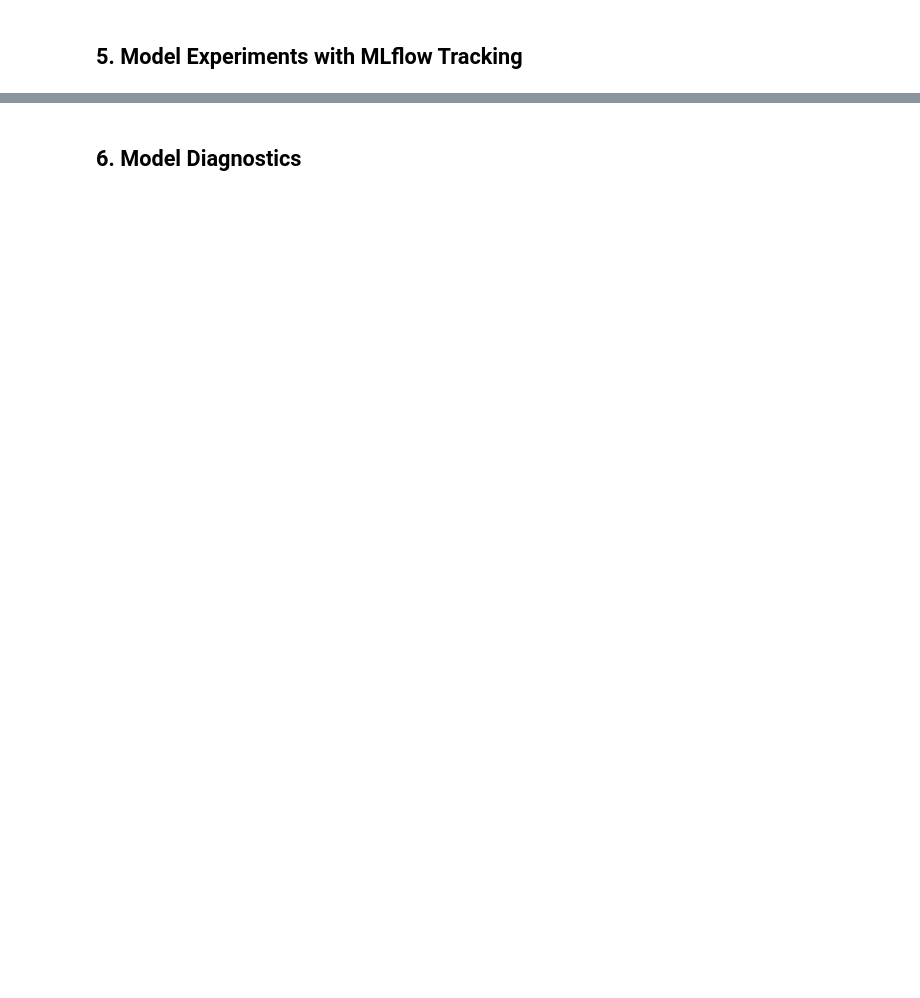
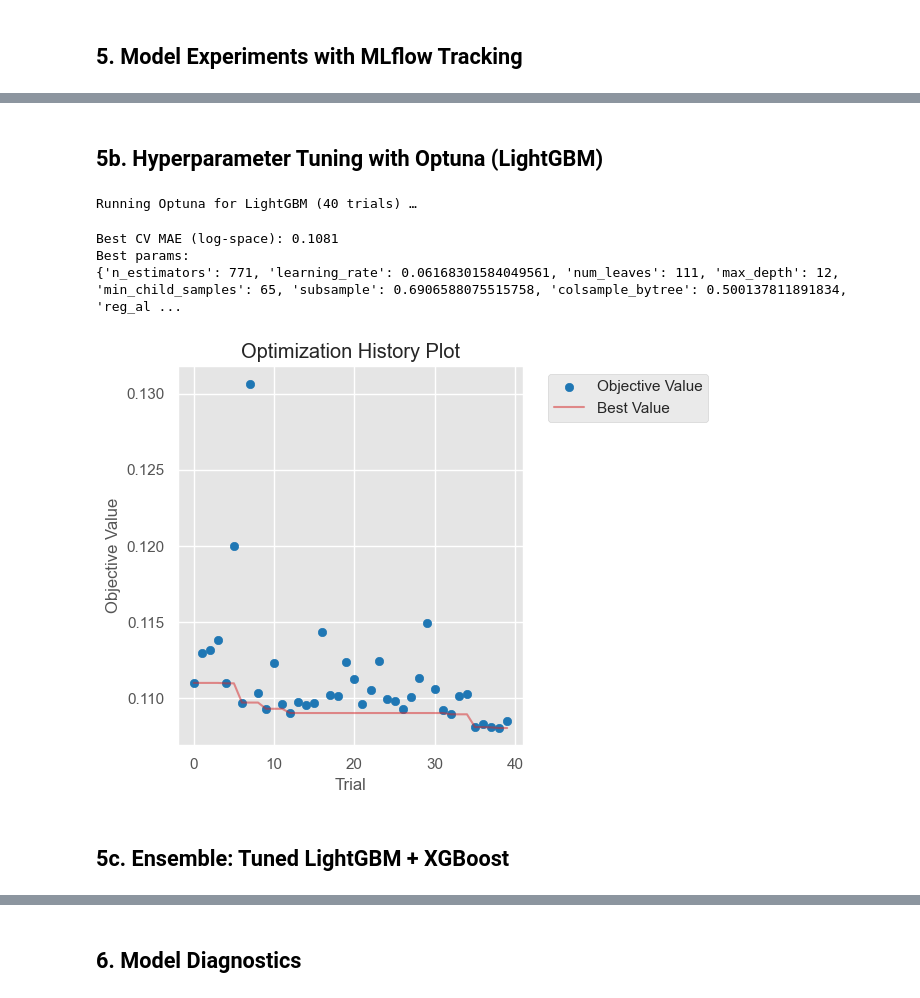
Before and after one commit to AbdelsalamHaa/datium-assessment, a Jupyter notebook: notebooks/01_eda_and_modelling.ipynb, the cells around one changed output, grey strips where cells are left out. Drawn from its saved outputs; the diff is of its cells as text; code cells hidden in the pictures; blank space fills up the shorter version.

```diff
--- a/notebooks/01_eda_and_modelling.ipynb
+++ b/notebooks/01_eda_and_modelling.ipynb
@@ -206,20 +323,25 @@ print('Preprocessor ready.')
 # %% [markdown]
 ## 5. Model Experiments with MLflow Tracking
 # %%
-mlflow.set_tracking_uri('../logs/mlruns')
+# Absolute path — MLflow UI will always find these runs
+MLRUNS_DIR = str(pathlib.Path('..').resolve() / 'logs' / 'mlruns')
+mlflow.set_tracking_uri(MLRUNS_DIR)
+print(f'MLflow tracking URI: {MLRUNS_DIR}')
 
 MODELS = {
     'Ridge': Ridge(alpha=10.0),
-    'RandomForest': RandomForestRegressor(n_estimators=200, max_depth=15, n_jobs=-1, random_state=SEED),
+    'RandomForest': RandomForestRegressor(
+        n_estimators=200, max_depth=15, n_jobs=-1, random_state=SEED,
+    ),
     'XGBoost': XGBRegressor(
         n_estimators=500, learning_rate=0.05, max_depth=6,
         subsample=0.8, colsample_bytree=0.8,
-        n_jobs=-1, random_state=SEED, verbosity=0
+        n_jobs=-1, random_state=SEED, verbosity=0,
     ),
     'LightGBM': LGBMRegressor(
         n_estimators=500, learning_rate=0.05, num_leaves=63,
         subsample=0.8, colsample_bytree=0.8,
-        n_jobs=-1, random_state=SEED, verbose=-1
+        n_jobs=-1, random_state=SEED, verbose=-1,
     ),
 }
 
@@ -230,7 +352,7 @@ for name, estimator in MODELS.items():
     pipe = Pipeline([('pre', preprocessor), ('model', estimator)])
     trainer = VehiclePriceTrainer(
         pipeline=pipe,
-        experiment_name='vehicle_price',
+        experiment_name='vehicle_price_v2',
         cv_folds=5,
         models_dir='../models',
     )
@@ -238,7 +360,7 @@ for name, estimator in MODELS.items():
         X_train, y_train,
         X_val=X_val, y_val=y_val,
         run_name=name,
-        extra_tags={'model_type': name},
+        extra_tags={'model_type': name, 'version': 'v2_enhanced'},
     )
     val_metrics = trainer.evaluate(X_val, y_val)
     results[name] = val_metrics
@@ -248,0 +428,48 @@ print(results_df.sort_values('MAE'))
+# %% [markdown]
+## 5b. Hyperparameter Tuning with Optuna (LightGBM)
+# %%
+def objective_lgbm(trial):
+    params = {
+        'n_estimators':      trial.suggest_int  ('n_estimators',      300, 1200),
+        'learning_rate':     trial.suggest_float('learning_rate',      0.01, 0.15, log=True),
+        'num_leaves':        trial.suggest_int  ('num_leaves',         31, 255),
+        'max_depth':         trial.suggest_int  ('max_depth',          4, 12),
+        'min_child_samples': trial.suggest_int  ('min_child_samples',  10, 100),
+        'subsample':         trial.suggest_float('subsample',          0.5, 1.0),
+        'colsample_bytree':  trial.suggest_float('colsample_bytree',   0.5, 1.0),
+        'reg_alpha':         trial.suggest_float('reg_alpha',          1e-4, 10.0, log=True),
+        'reg_lambda':        trial.suggest_float('reg_lambda',         1e-4, 10.0, log=True),
+        'n_jobs': -1, 'random_state': SEED, 'verbose': -1,
+    }
+    pipe = Pipeline([
+        ('pre',   preprocessor),
+        ('model', LGBMRegressor(**params)),
+    ])
+    kf = KFold(n_splits=3, shuffle=True, random_state=SEED)
+    scores = cross_val_score(
+        pipe, X_train, y_train,
+        cv=kf, scoring='neg_mean_absolute_error', n_jobs=1,
+    )
+    return -scores.mean()
+
+
+print('Running Optuna for LightGBM (40 trials) …')
+study = optuna.create_study(direction='minimize', study_name='lgbm_tuning')
+study.optimize(objective_lgbm, n_trials=40, show_progress_bar=True)
+
+best_lgbm_params = study.best_params
+print(f'\nBest CV MAE (log-space): {study.best_value:.4f}')
+print(f'Best params:\n{best_lgbm_params}')
+
+fig = optuna.visualization.matplotlib.plot_optimization_history(study)
+plt.tight_layout()
+plt.savefig('../logs/optuna_history.png', dpi=120)
+plt.show()
+# %% [output]
+Running Optuna for LightGBM (40 trials) …
+Best CV MAE (log-space): 0.1081
+Best params:
+{'n_estimators': 771, 'learning_rate': 0.06168301584049561, 'num_leaves': 111, 'max_depth': 12, 'min_child_samples': 65, 'subsample': 0.6906588075515758, 'colsample_bytree': 0.500137811891834, 'reg_al ...
+[figure, added]
+# %% [markdown]
+## 5c. Ensemble: Tuned LightGBM + XGBoost
```
Also changed, not shown: parts of 19 cells of this notebook, 6 other files.
